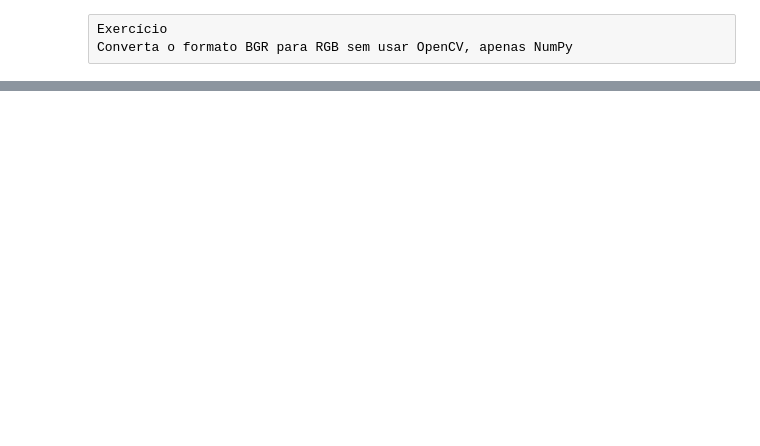
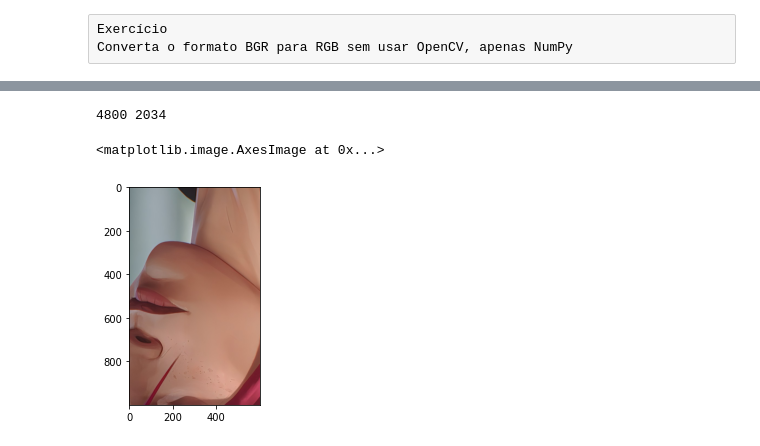
Before and after one commit to Lucas-Castro-de-Rezende/open-cv, a Jupyter notebook: exercises/exercises.ipynb, the cells around one changed output, grey strips where cells are left out. Cells and saved outputs as stored; diff of their text form; code cells hidden in the pictures; blank space fills up the shorter version.

```diff
--- a/exercises/exercises.ipynb
+++ b/exercises/exercises.ipynb
@@ -28,0 +40,20 @@ plt.imshow(goku_img)
+# %%
+def rotate_and_crop_img(img, angle, scale=1.0, rot_pos=None, offset=None):
+    height, width = img.shape[0], img.shape[1]
+
+    # Neste caso, centro de rotação vai ser o centro da imagem
+    if rot_pos is None:
+        rot_pos = (width//2, height//2)
+
+    rot_matrix = cv2.getRotationMatrix2D(rot_pos, angle, scale)
+
+    img_rot = cv2.warpAffine(img, # imagem original
+                             rot_matrix, # matriz de transformação linear
+                             (width, height) # dimensão da nova imagem
+                            )
+    if offset is None:
+        offset = (300, 300)
+
+    crop_vi = img_rot[rot_pos[1] - offset[1]:rot_pos[1] + offset[1], rot_pos[0] - offset[0]:rot_pos[0] + offset[0], :]
+    print(width,height)
+    return crop_vi
@@ -28,0 +66,8 @@ plt.imshow(goku_img)
+# %%
+rot_and_crop_vi = rotate_and_crop_img(img_vi_res, 180)
+# print(rot_and_crop_vi)
+plt.imshow(rot_and_crop_vi)
+# %% [output]
+4800 2034
+<matplotlib.image.AxesImage at 0x...>
+[figure, added]
```
Also changed, not shown: parts of 15 cells of this notebook, 1 other file.
